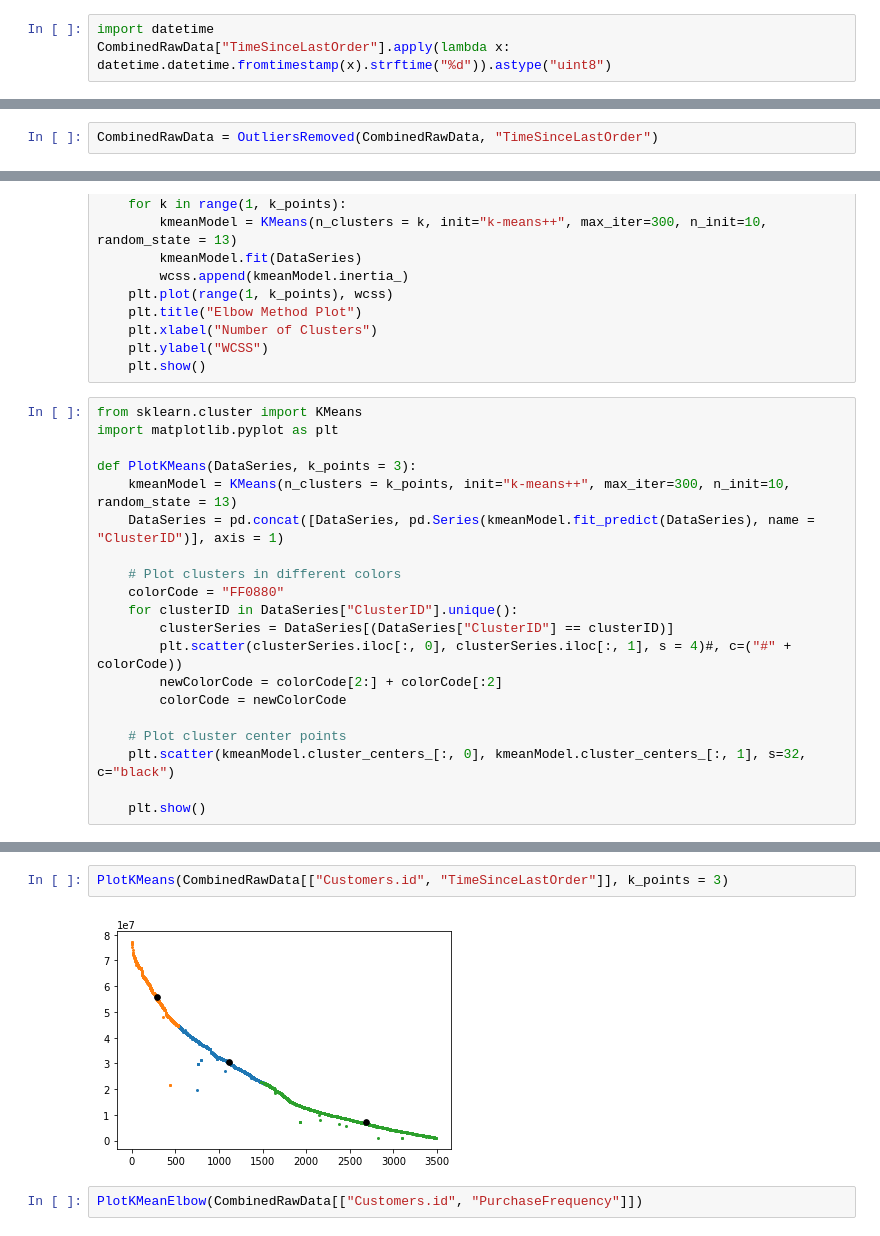
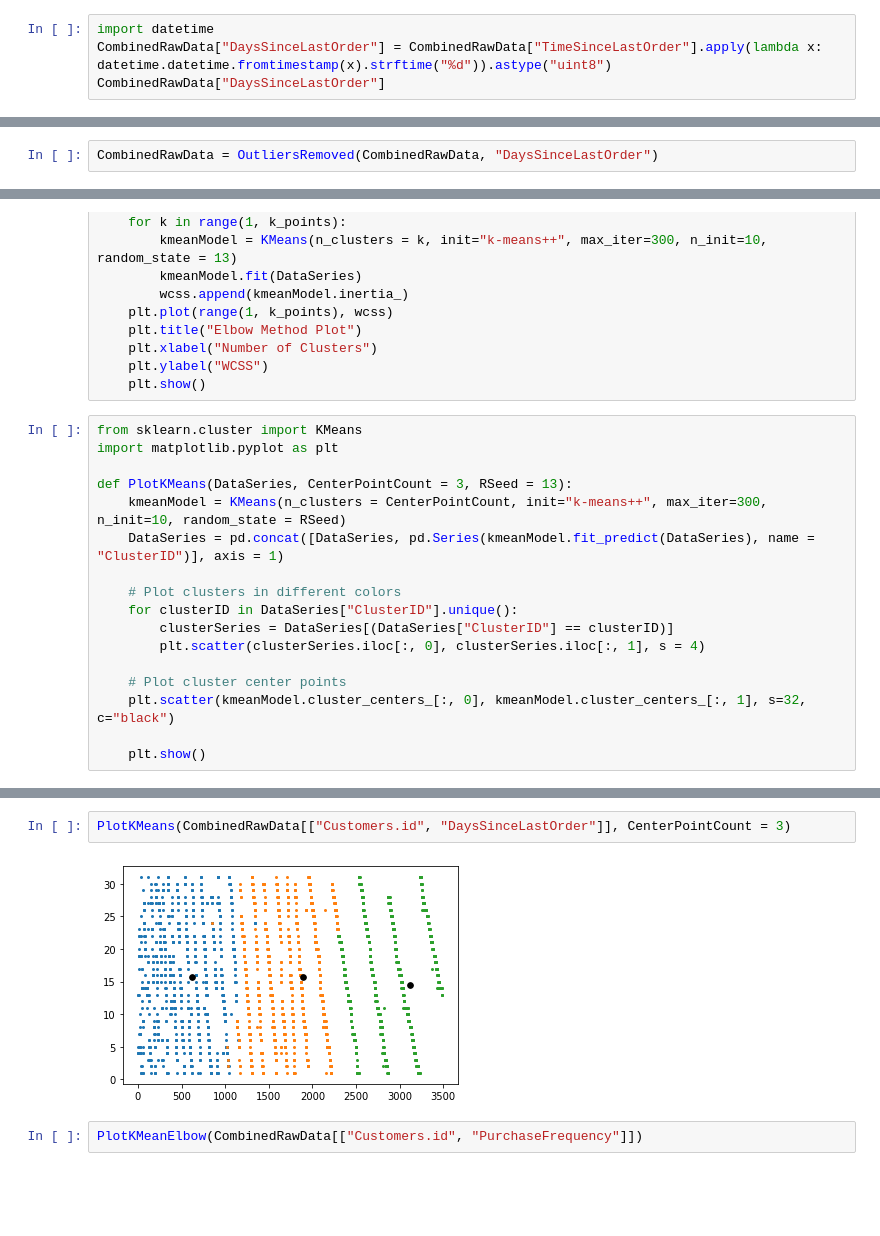
Before and after one commit to NormanHung/Practice-Customer-Segmentation, a Jupyter notebook: Assignment-Customer Segmentation.ipynb, the cells around one changed output, grey strips where cells are left out. Cells and saved outputs as stored; diff of their text form; blank space fills up the shorter version.

Commit message:
Add files via upload
Fixed calculation of days since last order and related graphs.

```diff
--- a/Assignment-Customer Segmentation.ipynb
+++ b/Assignment-Customer Segmentation.ipynb
@@ -250,7 +250,8 @@ CombinedRawData["TimeSinceLastOrder"]
 Name: TimeSinceLastOrder, Length: 4194, dtype: int64
 # %%
 import datetime
-CombinedRawData["TimeSinceLastOrder"].apply(lambda x: datetime.datetime.fromtimestamp(x).strftime("%d")).astype("uint8")
+CombinedRawData["DaysSinceLastOrder"] = CombinedRawData["TimeSinceLastOrder"].apply(lambda x: datetime.datetime.fromtimestamp(x).strftime("%d")).astype("uint8")
+CombinedRawData["DaysSinceLastOrder"]
 # %% [output]
 0        9
 1       13
@@ -364,7 +365,7 @@ def OutliersRemoved(DataFrame, ColumnLabel, Sigma = 3):
     DataFrame = DataFrame[(DataFrame[ColumnLabel] < (DataFrame[ColumnLabel].mean() + (Sigma * DataFrame[ColumnLabel].std()))) & (DataFrame[ColumnLabel] > (DataFrame[ColumnLabel].mean() - (Sigma * DataFrame[ColumnLabel].std())))]
     return DataFrame
 # %%
-CombinedRawData = OutliersRemoved(CombinedRawData, "TimeSinceLastOrder")
+CombinedRawData = OutliersRemoved(CombinedRawData, "DaysSinceLastOrder")
 # %%
 CombinedRawData = OutliersRemoved(CombinedRawData, "PurchaseFrequency")
 # %%
@@ -395,17 +396,14 @@ def PlotKMeanElbow(DataSeries, k_points = 10):
 from sklearn.cluster import KMeans
 import matplotlib.pyplot as plt
 
-def PlotKMeans(DataSeries, k_points = 3):
-    kmeanModel = KMeans(n_clusters = k_points, init="k-means++", max_iter=300, n_init=10, random_state = 13)
+def PlotKMeans(DataSeries, CenterPointCount = 3, RSeed = 13):
+    kmeanModel = KMeans(n_clusters = CenterPointCount, init="k-means++", max_iter=300, n_init=10, random_state = RSeed)
     DataSeries = pd.concat([DataSeries, pd.Series(kmeanModel.fit_predict(DataSeries), name = "ClusterID")], axis = 1)
 
     # Plot clusters in different colors
-    colorCode = "FF0880"
     for clusterID in DataSeries["ClusterID"].unique():
         clusterSeries = DataSeries[(DataSeries["ClusterID"] == clusterID)]
-        plt.scatter(clusterSeries.iloc[:, 0], clusterSeries.iloc[:, 1], s = 4)#, c=("#" + colorCode))
-        newColorCode = colorCode[2:] + colorCode[:2]
-        colorCode = newColorCode
+        plt.scatter(clusterSeries.iloc[:, 0], clusterSeries.iloc[:, 1], s = 4)
 
     # Plot cluster center points
     plt.scatter(kmeanModel.cluster_centers_[:, 0], kmeanModel.cluster_centers_[:, 1], s=32, c="black")
@@ -418,7 +416,7 @@ PlotKMeanElbow(CombinedRawData[["Customers.id", "TimeSinceLastOrder"]])
 # %%
-PlotKMeans(CombinedRawData[["Customers.id", "TimeSinceLastOrder"]], k_points = 3)
+PlotKMeans(CombinedRawData[["Customers.id", "DaysSinceLastOrder"]], CenterPointCount = 3)
 # %% [output]
-[figure, old version]
+[figure, new version]
 # %%
 PlotKMeanElbow(CombinedRawData[["Customers.id", "PurchaseFrequency"]])
 # %% [output]
```
Also changed, not shown: parts of 4 cells of this notebook.
